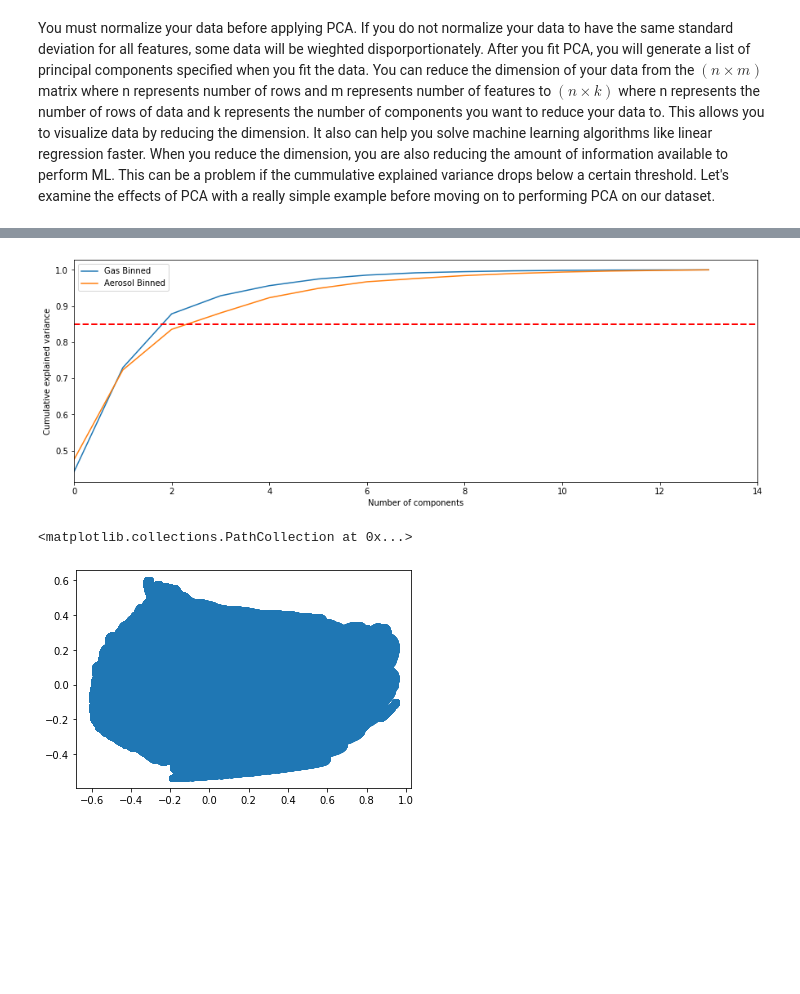
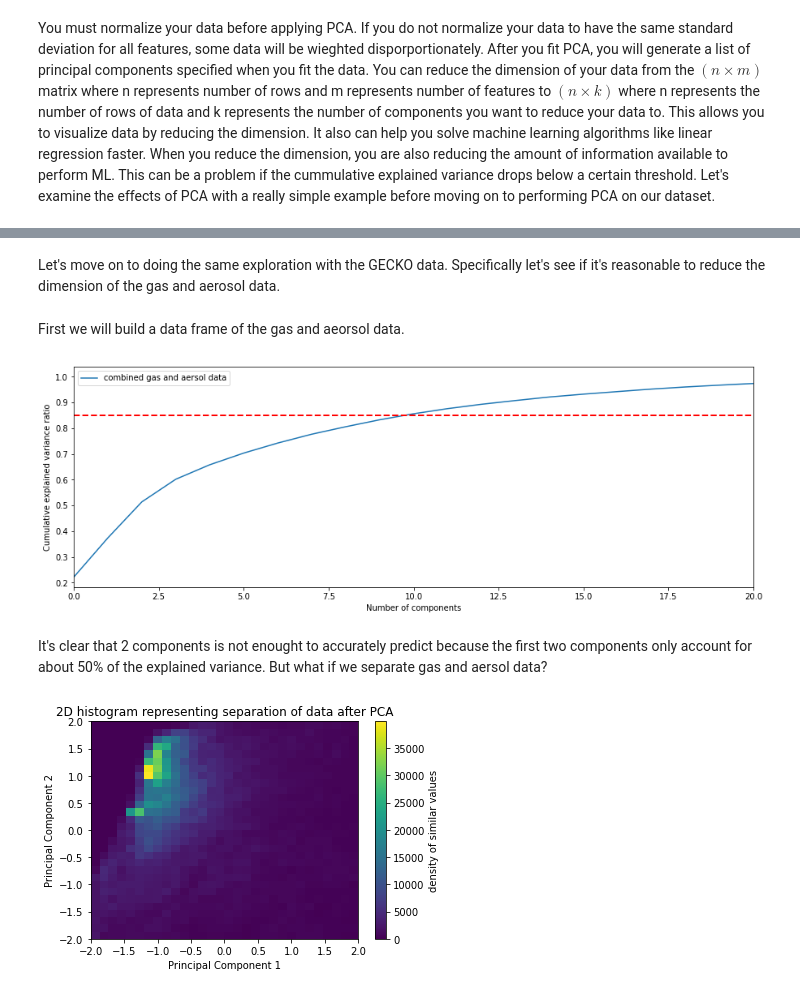
Before and after one commit to NCAR/ai4essportal, a Jupyter notebook: NB1_data_exploration.ipynb, the cells around one changed output, grey strips where cells are left out. Saved outputs shown, nothing was run; the diff lists cells and outputs as text; code cells hidden in the pictures; blank space fills up the shorter version.

```diff
--- a/NB1_data_exploration.ipynb
+++ b/NB1_data_exploration.ipynb
@@ -288,31 +270,18 @@ dataFrame = pd.read_parquet("./ML2019_toluene_ML2019_Exp_0_1999_post_proc.parque
 dataFrame_gas_binned = dataFrame[dataFrame.columns[7:21]]
 dataFrame_aerosol_binned = dataFrame[dataFrame.columns[21:35]]
 # %%
-def plot_gas_aerosol_pca(pca_gas, pca_aero):
+def plot_pca(data, x_max=10):
     plt.figure(figsize=(15,5))
 
-    plt.plot(np.cumsum(pca_gas.explained_variance_ratio_), label = "Gas Binned")
-    plt.plot(np.cumsum(pca_aero.explained_variance_ratio_), label = "Aerosol Binned")
+    plt.plot(np.cumsum(data.explained_variance_ratio_), label = "combined gas and aersol data")
     plt.legend(loc='best')
 
-    plt.xlim(0,14,0.5)
+    plt.xlim(0,x_max,0.5)
     plt.xlabel('Number of components')
-    plt.ylabel('Cumulative explained variance')
+    plt.ylabel('Cumulative explained variance ratio')
     plt.axhline(y = 0.85, color='r',linestyle='--' , linewidth=2)
     plt.show()
     plt.close()
-
-def var_scale_data(dataFrame):
-    scaler = StandardScaler()
-    scaler = scaler.fit(dataFrame)
-    scaled_data = scaler.transform(dataFrame)
-    return scaled_data
-
-def min_max_scale_data(dataFrame):
-    scaler = MinMaxScaler()
-    scaler = scaler.fit(dataFrame)
-    scaled_data = scaler.transform(dataFrame)
-    return scaled_data
 # %% [markdown]
 You must normalize your data before applying PCA. If you do not normalize your data to have the same standard deviation for all features, some data will be wieghted disporportionately. After you fit PCA, you will generate a list of principal components specified when you fit the data. You can reduce the dimension of your data from the $(n \times m)$ matrix where n represents number of rows and m represents number of features to $(n \times k)$ where n represents the number of rows of data and k represents the number of components you want to reduce your data to. This allows you to visualize data by reducing the dimension. It also can help you solve machine learning algorithms like linear regression faster. When you reduce the dimension, you are also reducing the amount of information available to perform ML. This can be a problem if the cummulative explained variance drops below a certain threshold. Let's examine the effects of PCA with a really simple example before moving on to performing PCA on our dataset.
 # %% [markdown]
@@ -377,7 +385,14 @@ dataFrame_aerosol_binned_scaled = min_max_scale_data(dataFrame_aerosol_binned)
+# %% [markdown]
+Let's move on to doing the same exploration with the GECKO data. Specifically let's see if it's reasonable to reduce the dimension of the gas and aerosol data.
+# %% [markdown]
+First we will build a data frame of the gas and aeorsol data.
+# %%
+dataFrame = pd.read_parquet("/glade/work/ochaarawi/ML2019_toluene_ML2019_Exp_0_1999_post_proc.parquet")
+gas_aerosol_dataFrame = dataFrame[dataFrame.columns[7:35]]
+# %%
+gas_aerosol_dataFrame_scaled = StandardScaler().fit_transform(gas_aerosol_dataFrame)
+gas_aerosol_dataFrame_scaled_pca = PCA().fit(gas_aerosol_dataFrame_scaled)
 # %%
-# Fit PCA to each set of binned data and plot the cummulative sum of the explained_variance_ratio
-pca_gas_scaled = PCA().fit(dataFrame_gas_binned_scaled)
-pca_aero_scaled = PCA().fit(dataFrame_aerosol_binned_scaled)
-plot_gas_aerosol_pca(pca_gas_scaled, pca_aero_scaled)
+plot_pca(gas_aerosol_dataFrame_scaled_pca,20)
 # %% [output]
-[figure, old version]
+[figure, new version]
@@ -388,5 +399,12 @@ data = pca.transform(dataFrame_gas_binned_scaled)
-# %%
-plt.scatter(data[:,0], data[:,1])
-# %% [output]
-<matplotlib.collections.PathCollection at 0x...>
-[figure, removed]
+# %% [markdown]
+It's clear that 2 components is not enought to accurately predict because the first two components only account for about 50% of the explained variance. But what if we separate gas and aersol data?
+# %%
+data = PCA().fit_transform(gas_aerosol_dataFrame_scaled)
+plt.hist2d(data[:,0], data[:,1], bins = 30, range = [[-2, 2], [-2, 2]]);
+cb = plt.colorbar()
+plt.xlabel('Principal Component 1')
+plt.ylabel('Principal Component 2')
+plt.title("2D histogram representing separation of data after PCA")
+cb.set_label('density of similar values')
+# %% [output]
+[figure, added]
```
Also changed, not shown: parts of 71 cells of this notebook, 1 other file.
